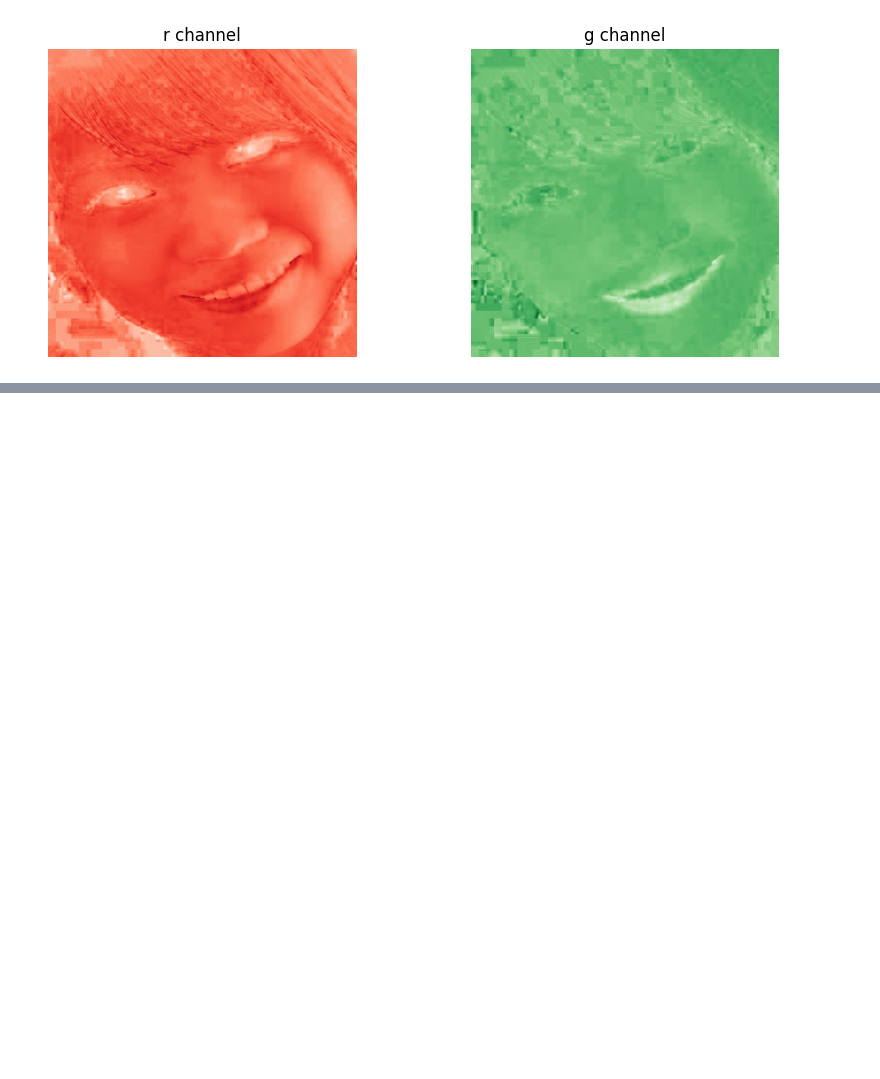
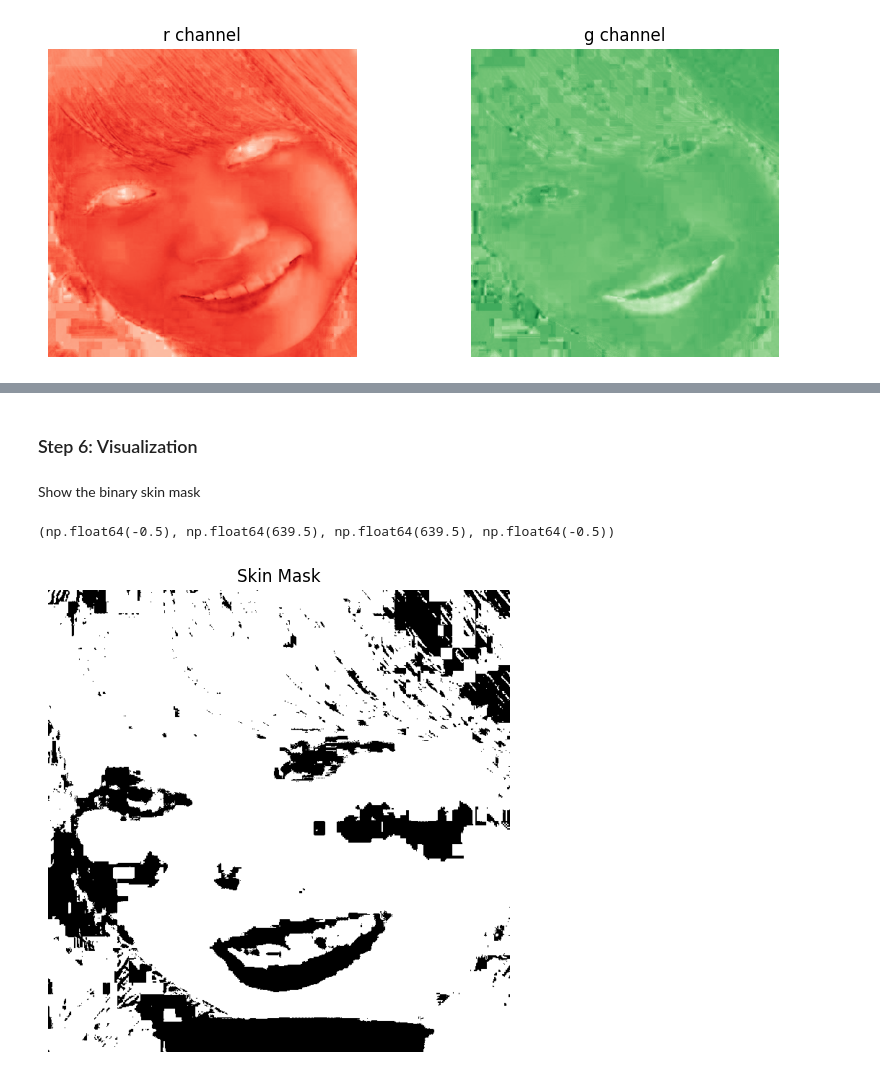
Before and after one commit to Tharunchndrn/basic_skin-tone_classifier, a Jupyter notebook: skin_tone_Detection.ipynb, the cells around one changed output, grey strips where cells are left out. Drawn from its saved outputs; the diff is of its cells as text; code cells hidden in the pictures; blank space fills up the shorter version.

```diff
--- a/skin_tone_Detection.ipynb
+++ b/skin_tone_Detection.ipynb
@@ -167,0 +214,50 @@ IndexError: list index out of range
+# %%
+test_rgb = test_rgb.astype(np.float32)
+
+height, width, _ = test_rgb.shape
+
+r_img = np.zeros((height, width), dtype=np.float32)
+g_img = np.zeros((height, width), dtype=np.float32)
+
+for x in range(height):
+    for y in range(width):
+        R = test_rgb[x, y, 0]
+        G = test_rgb[x, y, 1]
+        B = test_rgb[x, y, 2]
+
+        total = R + G + B
+        if total == 0:
+            total = 1
+
+        r_img[x, y] = R / total
+        g_img[x, y] = G / total
+# %%
+inv_cov = np.linalg.inv(cov_matrix)
+
+skin_mask = np.zeros((height, width), dtype=np.uint8)
+
+threshold = 3.0
+
+for x in range(height):
+    for y in range(width):
+        pixel = np.array([r_img[x, y], g_img[x, y]])
+
+        diff = pixel - mean_vector
+        distance = np.sqrt(diff.T @ inv_cov @ diff)
+
+        if distance < threshold:
+            skin_mask[x, y] = 255
+        else:
+            skin_mask[x, y] = 0
+# %% [markdown]
+### Step 6: Visualization
+# %% [markdown]
+Show the binary skin mask
+# %%
+plt.figure(figsize=(6,6))
+plt.imshow(skin_mask, cmap="gray")
+plt.title("Skin Mask")
+plt.axis("off")
+# %% [output]
+(np.float64(-0.5), np.float64(639.5), np.float64(639.5), np.float64(-0.5))
+[figure, added]
```
Also changed, not shown: parts of 20 cells of this notebook.
